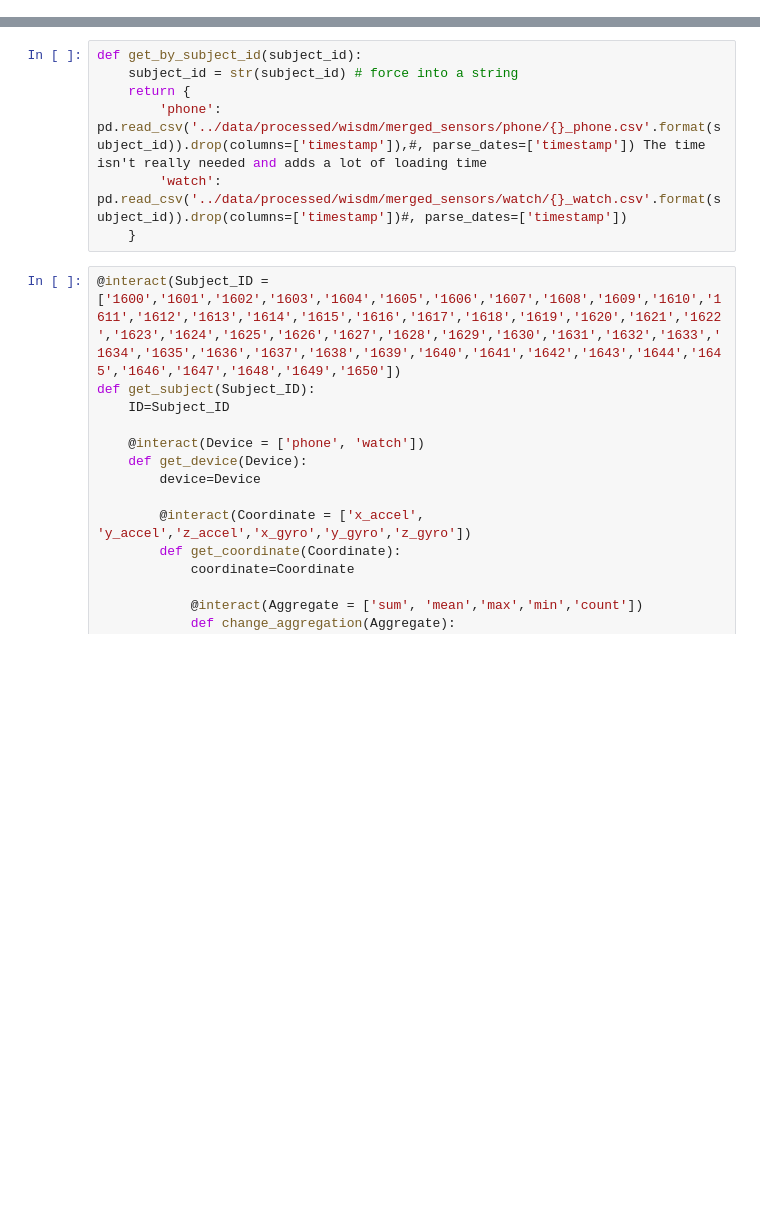
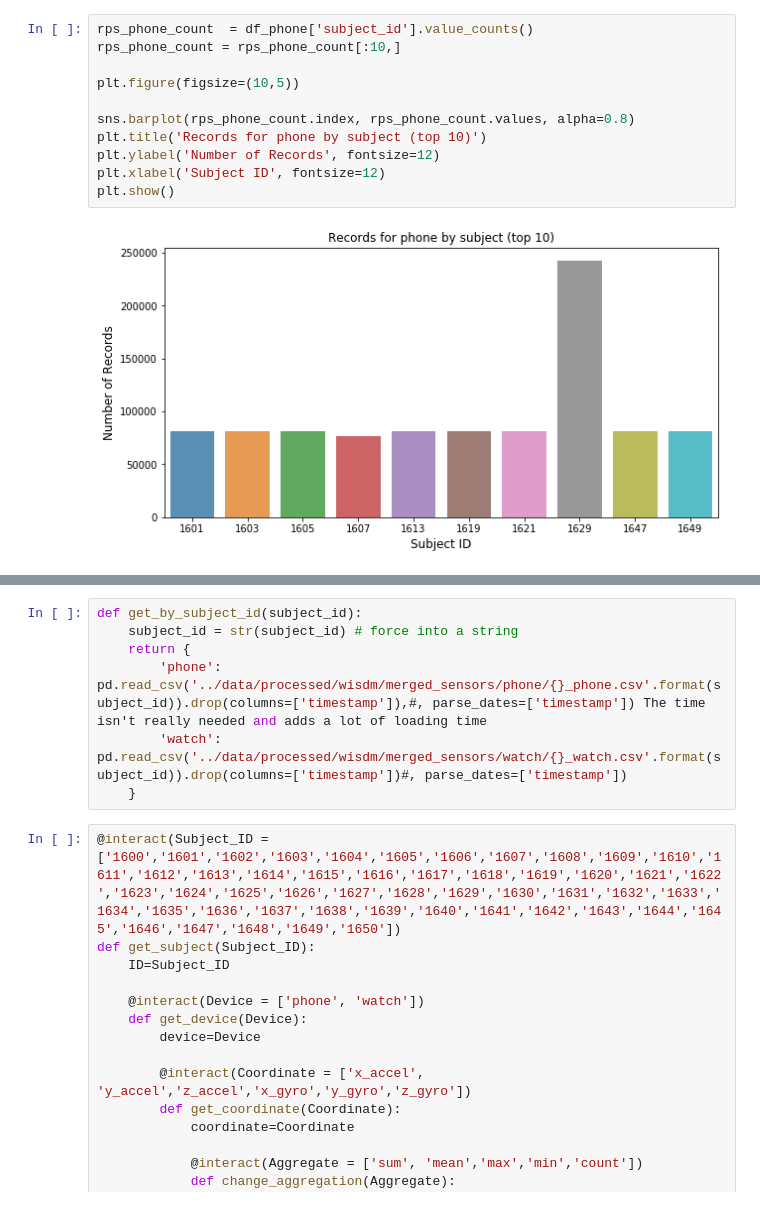
Before and after one commit to tretomaszewski/F19_IS590DV_Final, a Jupyter notebook: notebooks/IS590DV_Fa19_Final_Part2.ipynb, the cells around one changed output, grey strips where cells are left out. Cells and saved outputs as stored; diff of their text form; blank space fills up the shorter version.

```diff
--- a/notebooks/IS590DV_Fa19_Final_Part2.ipynb
+++ b/notebooks/IS590DV_Fa19_Final_Part2.ipynb
@@ -36,0 +51,13 @@ pd.plotting.register_matplotlib_converters()
+# %%
+rps_phone_count  = df_phone['subject_id'].value_counts()
+rps_phone_count = rps_phone_count[:10,]
+
+plt.figure(figsize=(10,5))
+
+sns.barplot(rps_phone_count.index, rps_phone_count.values, alpha=0.8)
+plt.title('Records for phone by subject (top 10)')
+plt.ylabel('Number of Records', fontsize=12)
+plt.xlabel('Subject ID', fontsize=12)
+plt.show()
+# %% [output]
+[figure, added]
```
Also changed, not shown: parts of 7 cells of this notebook.
